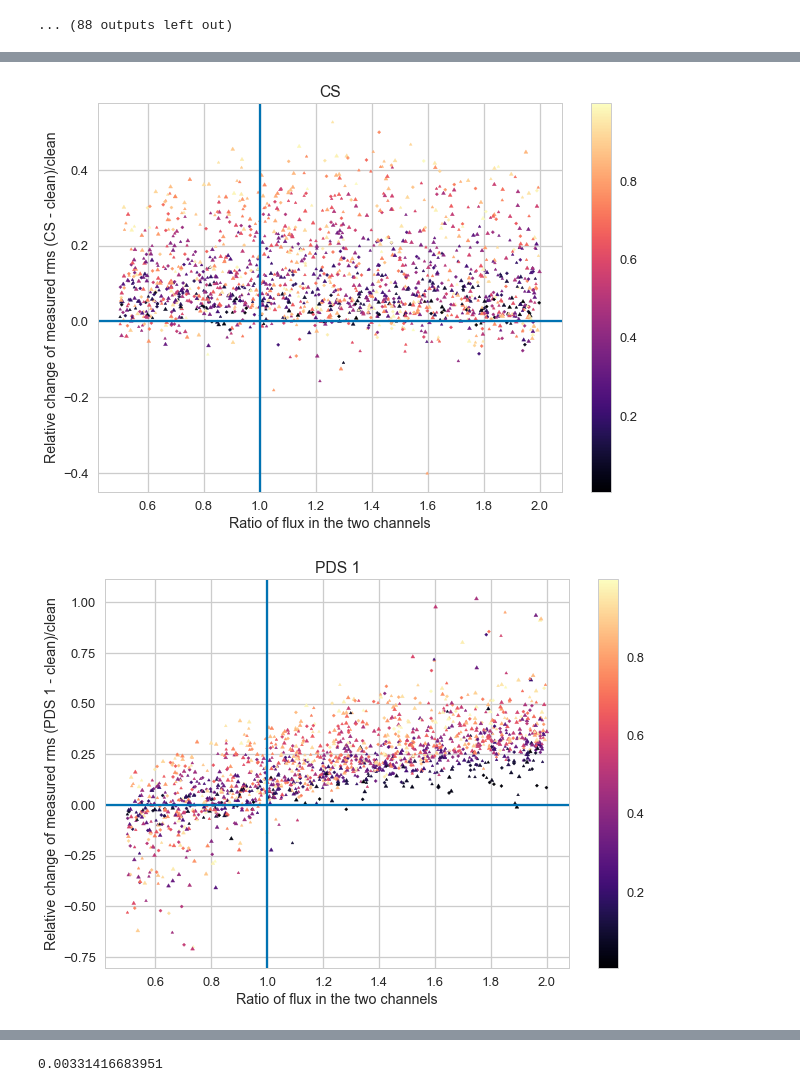
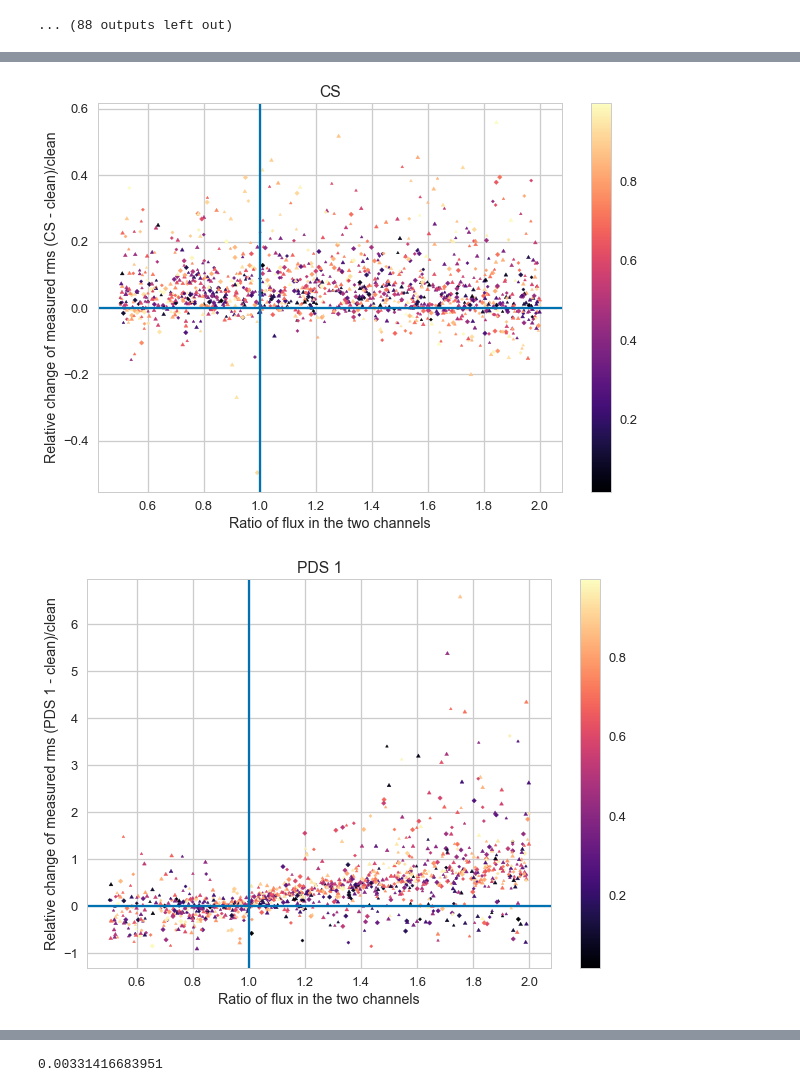
Before and after one commit to matteobachetti/deadtime-paper-II, a Jupyter notebook: notebooks/7. Estimate effect of different fluxes on rn.ipynb, the cells around one changed output, grey strips where cells are left out. Drawn from its saved outputs; the diff is of its cells as text; code cells hidden in the pictures.

```diff
--- a/notebooks/7. Estimate effect of different fluxes on rn.ipynb
+++ b/notebooks/7. Estimate effect of different fluxes on rn.ipynb
@@ -1085,5 +1079,5 @@ Realization n. 11 completed
 Realization n. 12 completed
 ... (88 outputs left out)
 # %%
-plot_all('results_rn.csv')
+plot_all('results_allfreq.csv')
 # %% [output]
@@ -1091,2 +1085,2 @@ plot_all('results_rn.csv')
-[figure, old version]
+[figure, new version]
-[figure, old version]
+[figure, new version]
```
Also changed, not shown: parts of 6 cells of this notebook, 2 other files.
